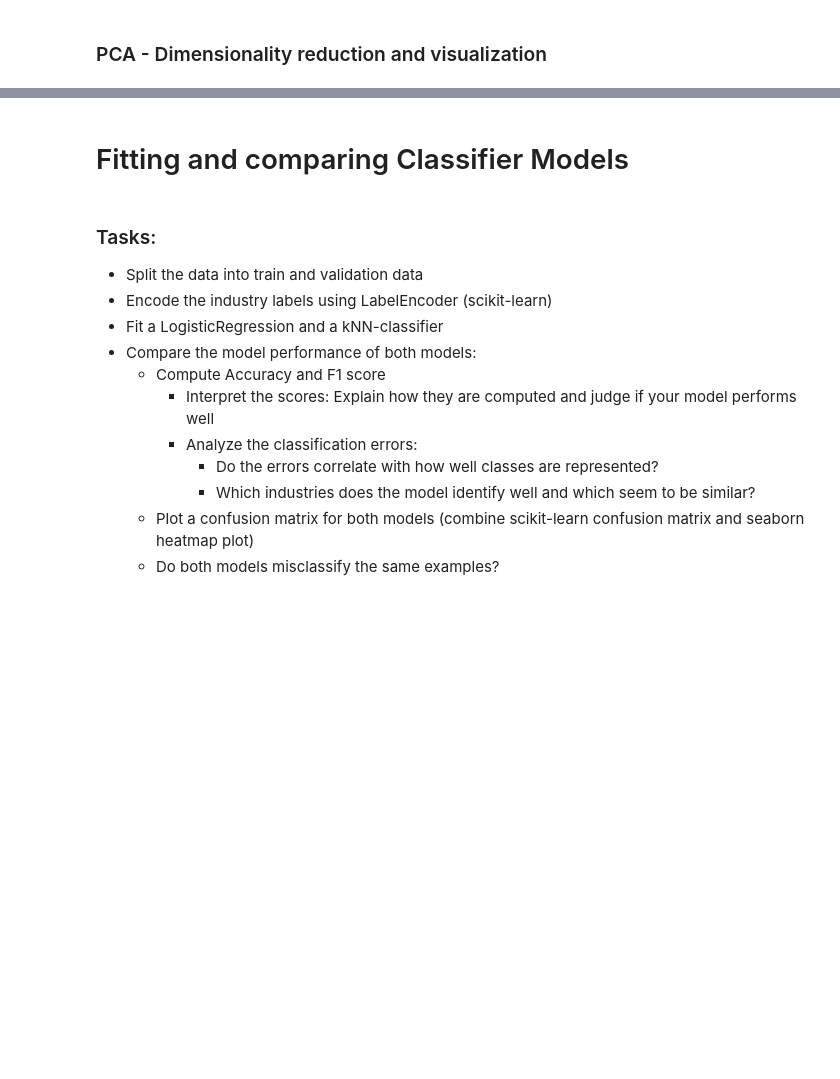
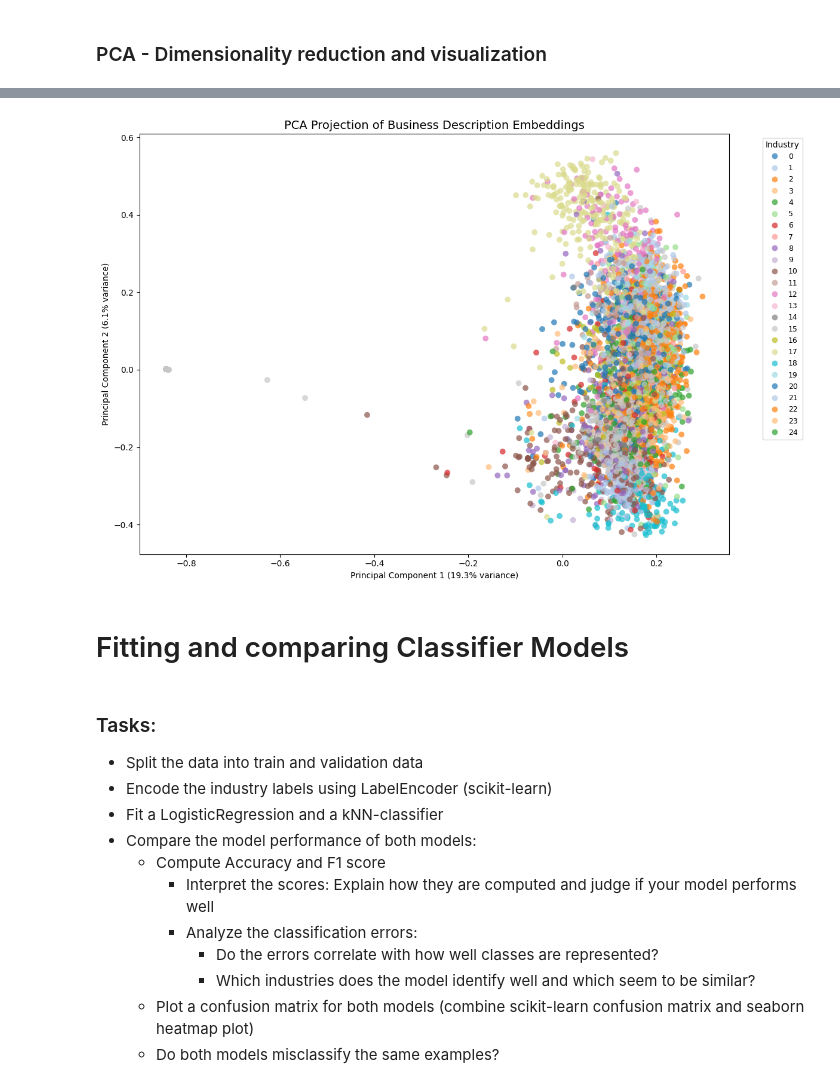
Before and after one commit to dkuzma1/FDS-Practical-repo, a Jupyter notebook: code_skeleton_industry_classification.ipynb, the cells around one changed output, grey strips where cells are left out. Saved outputs shown, nothing was run; the diff lists cells and outputs as text; code cells hidden in the pictures; blank space fills up the shorter version.

```diff
--- a/code_skeleton_industry_classification.ipynb
+++ b/code_skeleton_industry_classification.ipynb
@@ -124,3 +157,31 @@ plt.grid(True)
+# %%
+
+# PCA Visualization - Scatter Plot
+
+# Create a DataFrame with PCA results
+pca_df = pd.DataFrame(X_train_pca, columns=['PC1', 'PC2'])
+pca_df['industry'] = y_train
+
+# Plot PCA projection (sample 5000 points for clarity)
+plt.figure(figsize=(12, 8))
+sns.scatterplot(
+    data=pca_df.sample(n=min(5000, len(pca_df)), random_state=42),
+    x='PC1', y='PC2',
+    hue='industry',
+    palette='tab20',
+    alpha=0.7,
+    s=50,
+    linewidth=0
+)
+
+plt.title('PCA Projection of Business Description Embeddings', fontsize=14)
+plt.xlabel(f"Principal Component 1 ({pca.explained_variance_ratio_[0]*100:.1f}% variance)")
+plt.ylabel(f"Principal Component 2 ({pca.explained_variance_ratio_[1]*100:.1f}% variance)")
+plt.legend(bbox_to_anchor=(1.05, 1), loc='upper left', title='Industry', fontsize=9)
+plt.tight_layout()
+plt.show()
+# %% [output]
+[figure, added]
 # %% [markdown]
 # Fitting and comparing Classifier Models
 # %% [markdown]
```
Also changed, not shown: parts of 29 cells of this notebook.
